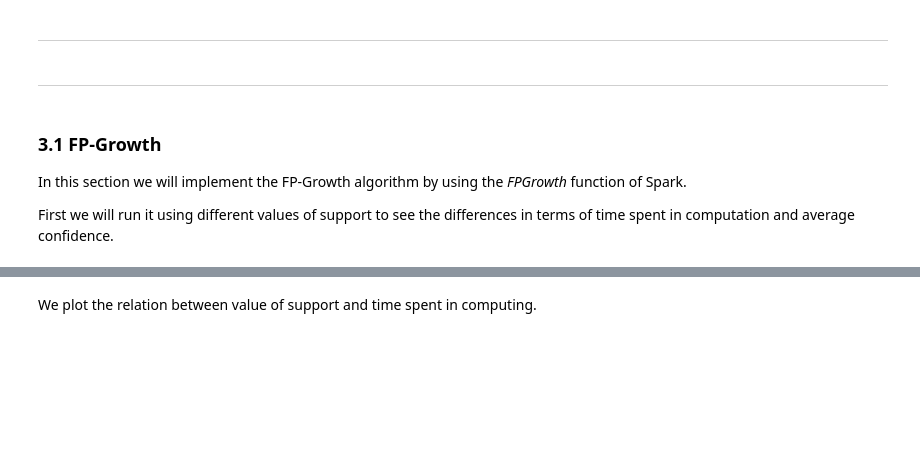
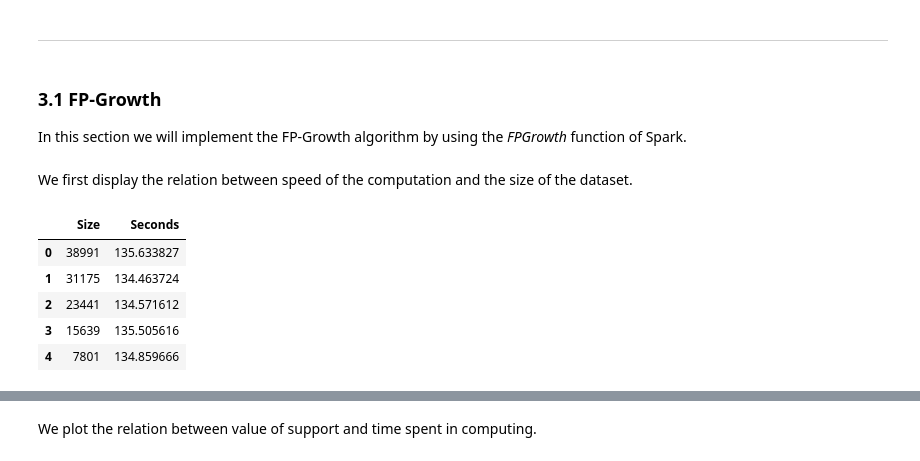
Before and after one commit to martinaviggiano/AMD_Market_Basket_IMDB, a Jupyter notebook: AMD_Market_Basket_Analysis.ipynb, the cells around one changed output, grey strips where cells are left out. Cells and saved outputs as stored; diff of their text form; code cells hidden in the pictures; blank space fills up the shorter version.

```diff
--- a/AMD_Market_Basket_Analysis.ipynb
+++ b/AMD_Market_Basket_Analysis.ipynb
@@ -451,10 +489,8 @@ df_priori_frac_0004 = pd.DataFrame(priori_frac_0004, columns=['Actors', 'Frequen
 df_priori_frac_0005 = pd.DataFrame(priori_frac_0005, columns=['Actors', 'Frequency'])
 # %% [markdown]
 ---
-# %% [markdown]
----
 # %% [markdown]
 ### **3.1 FP-Growth**
 In this section we will implement the FP-Growth algorithm by using the *FPGrowth* function of Spark.
-
-First we will run it using different values of support to see the differences in terms of time spent in computation and average confidence.
+# %% [markdown]
+We first display the relation between speed of the computation and the size of the dataset.
@@ -460,0 +514,11 @@ First we will run it using different values of support to see the differences in
+# %%
+size_time = {'Size':size, 'Seconds':seconds}
+df_size_time = pd.DataFrame(size_time)
+df_size_time
+# %% [output]
+|  | Size | Seconds |
+| 0 | 38991 | 135.633827 |
+| 1 | 31175 | 134.463724 |
+| 2 | 23441 | 134.571612 |
+| 3 | 15639 | 135.505616 |
+| 4 | 7801 | 134.859666 |
```
Also changed, not shown: parts of 41 cells of this notebook, 1 other file.
